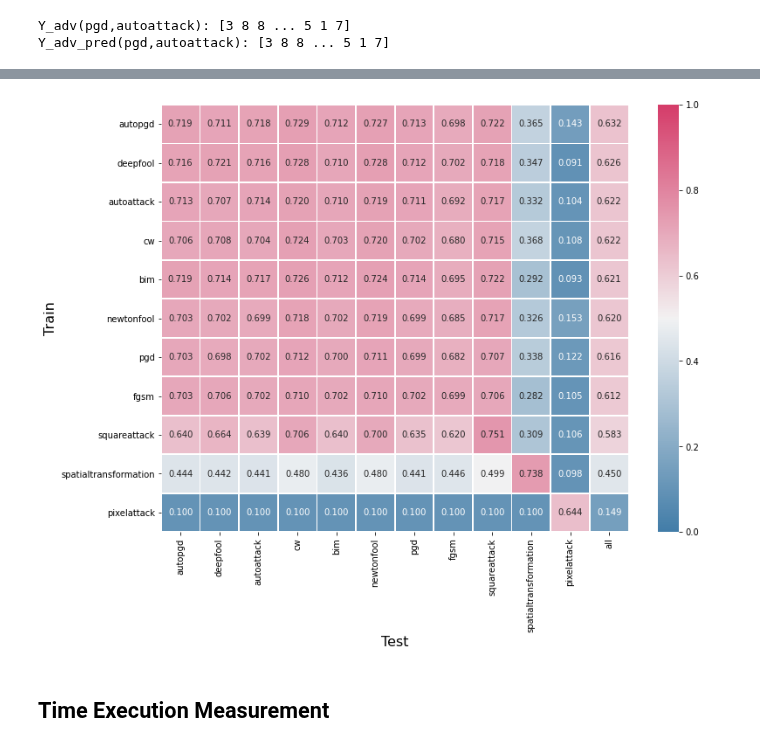
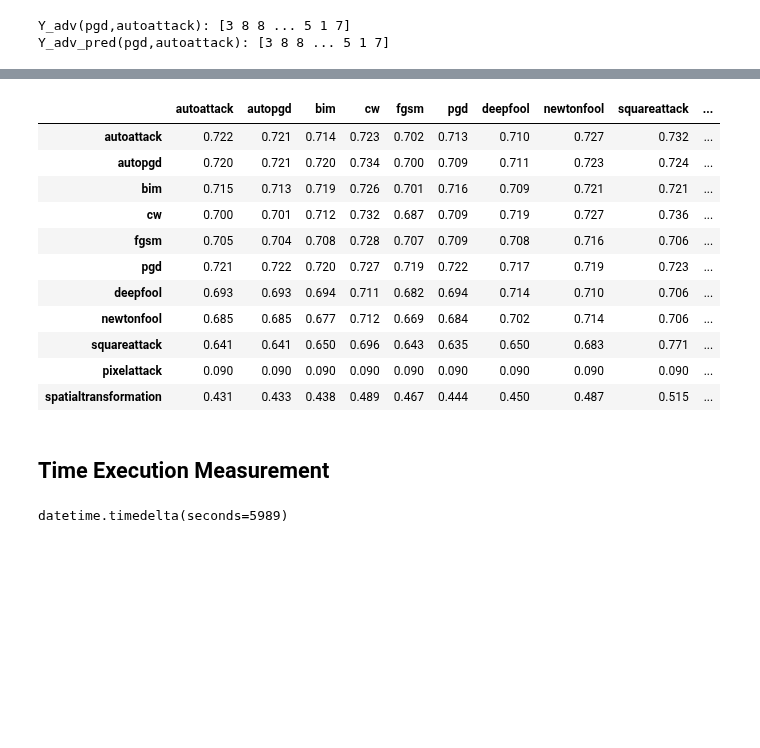
Before and after one commit to mhilmiasyrofi/attack-analysis, a Jupyter notebook: Bag-of-Tricks-for-AT/best-performing-model-analyis.ipynb, the cells around one changed output, grey strips where cells are left out. Saved outputs shown, nothing was run; the diff lists cells and outputs as text; code cells hidden in the pictures; blank space fills up the shorter version.

Commit message:
modify the best performing model analysis

```diff
--- a/Bag-of-Tricks-for-AT/best-performing-model-analyis.ipynb
+++ b/Bag-of-Tricks-for-AT/best-performing-model-analyis.ipynb
@@ -118,21 +84,0 @@ sorted_acc
-# %%
-def plot_heatmap(metrics, cmap, fpath, vmin, vmax, annot=True):
-
-    df = pd.DataFrame(data=metrics)
-
-    plt.figure(figsize=(12,9))
-    fig = sns.heatmap(df, cmap=cmap, vmin=vmin, vmax=vmax, annot=annot, fmt=".3f", linewidth=0.7)
-#     fig.set(xlabel='Test', ylabel='Train', fontsize=18)
-    plt.xlabel('Test', fontsize=16)
-    plt.ylabel('Train', fontsize=16)
-    fig.figure.savefig(fpath, bbox_inches='tight')
-    plt.show()
-
-# Generate a custom diverging colormap
-cmap = sns.diverging_palette(h_neg=240, h_pos=0,s=75, l=50, n=1, as_cmap=True)
-
-path = "plot/bot-accuracy.png"
-
-plot_heatmap(sorted_acc, cmap, path, 0, 1)
-# %% [output]
-[figure, removed]
@@ -141,13 +85,25 @@ plot_heatmap(sorted_acc, cmap, path, 0, 1)
+# %%
+accs_transpose
+# %% [output]
+|  | autoattack | autopgd | bim | cw | fgsm | pgd | deepfool | newtonfool | squareattack | ... |
+| autoattack | 0.722 | 0.721 | 0.714 | 0.723 | 0.702 | 0.713 | 0.710 | 0.727 | 0.732 | ... |
+| autopgd | 0.720 | 0.721 | 0.720 | 0.734 | 0.700 | 0.709 | 0.711 | 0.723 | 0.724 | ... |
+| bim | 0.715 | 0.713 | 0.719 | 0.726 | 0.701 | 0.716 | 0.709 | 0.721 | 0.721 | ... |
+| cw | 0.700 | 0.701 | 0.712 | 0.732 | 0.687 | 0.709 | 0.719 | 0.727 | 0.736 | ... |
+| fgsm | 0.705 | 0.704 | 0.708 | 0.728 | 0.707 | 0.709 | 0.708 | 0.716 | 0.706 | ... |
+| pgd | 0.721 | 0.722 | 0.720 | 0.727 | 0.719 | 0.722 | 0.717 | 0.719 | 0.723 | ... |
+| deepfool | 0.693 | 0.693 | 0.694 | 0.711 | 0.682 | 0.694 | 0.714 | 0.710 | 0.706 | ... |
+| newtonfool | 0.685 | 0.685 | 0.677 | 0.712 | 0.669 | 0.684 | 0.702 | 0.714 | 0.706 | ... |
+| squareattack | 0.641 | 0.641 | 0.650 | 0.696 | 0.643 | 0.635 | 0.650 | 0.683 | 0.771 | ... |
+| pixelattack | 0.090 | 0.090 | 0.090 | 0.090 | 0.090 | 0.090 | 0.090 | 0.090 | 0.090 | ... |
+| spatialtransformation | 0.431 | 0.433 | 0.438 | 0.489 | 0.467 | 0.444 | 0.450 | 0.487 | 0.515 | ... |
 # %% [markdown]
 ## Time Execution Measurement
 # %%
 import datetime
 
 def get_adv_train_time_execution(train) :
-#     fpath = "trained_models/{}/output.log".format(train)
-    fpath = base_dir + "resnet18_{}_piecewise_eps8_bs128_maxlr0.1_ls0.3_BNeval/output.log".format(train)
-#     if train == "all" or train == "combine_autopgd_pixelattack_spatialtransformation_squareattack" or train == "combine_newtonfool_pixelattack_spatialtransformation_squareattack":
-#             fpath = "trained_models/resnet18_{}_piecewise_eps8_bs128_maxlr0.1_ls0.3_BNeval/output.log".format(train)
+    fpath = base_dir + "{}/output.log".format(train)
 
 
     file = open(fpath)
@@ -173,6 +129,7 @@ def get_adv_train_time_execution(train) :
         return end_time-start_time
     raise ValueError("Duration not found")
 
-# _train = "autoattack"
-# _train = "all"
-# get_adv_train_time_execution(_train) + get_adv_train_time_execution("fgsm")
+_train = "autoattack"
+get_adv_train_time_execution(_train) + get_adv_train_time_execution("fgsm")
+# %% [output]
+datetime.timedelta(seconds=5989)
```
Also changed, not shown: parts of 21 cells of this notebook.
